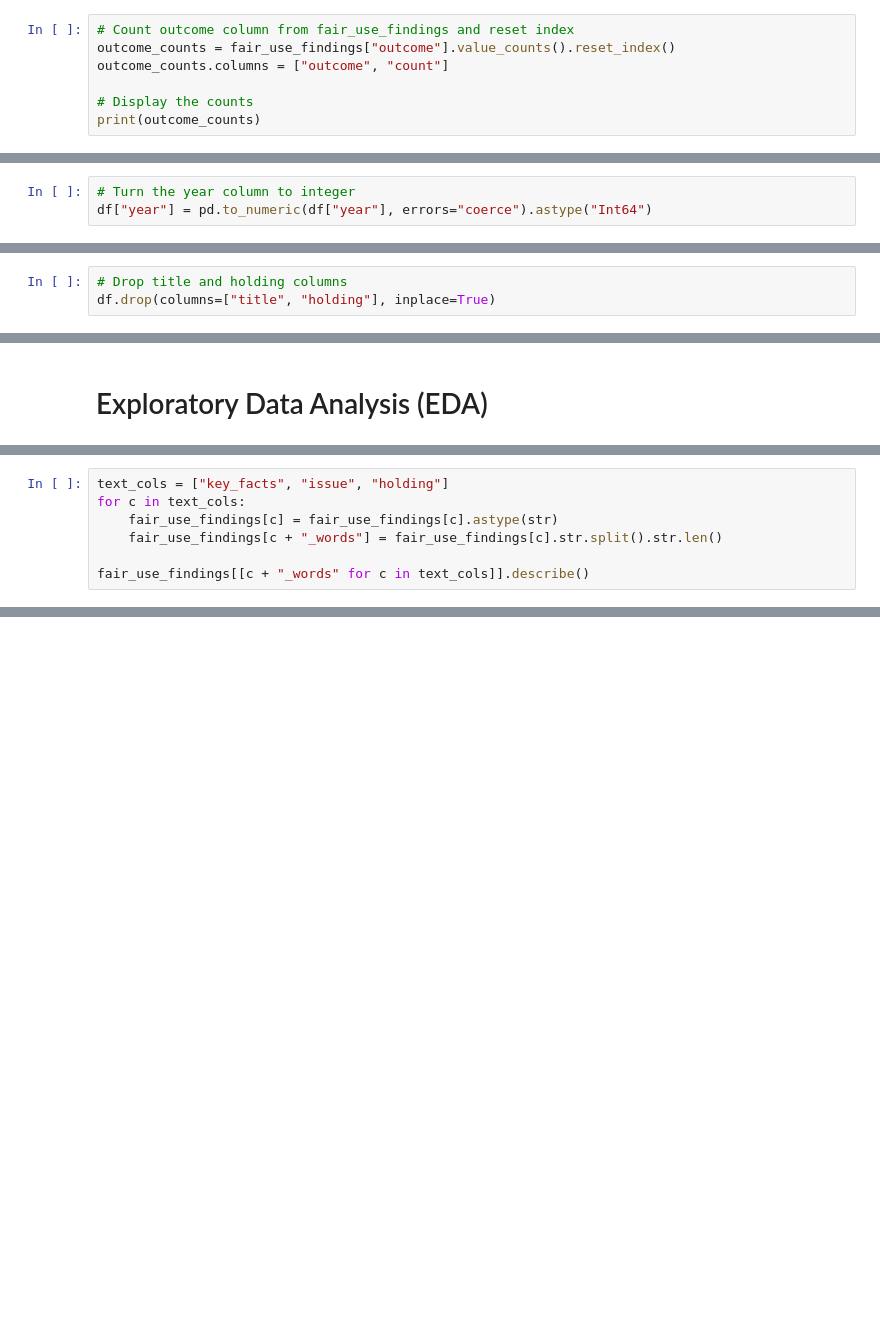
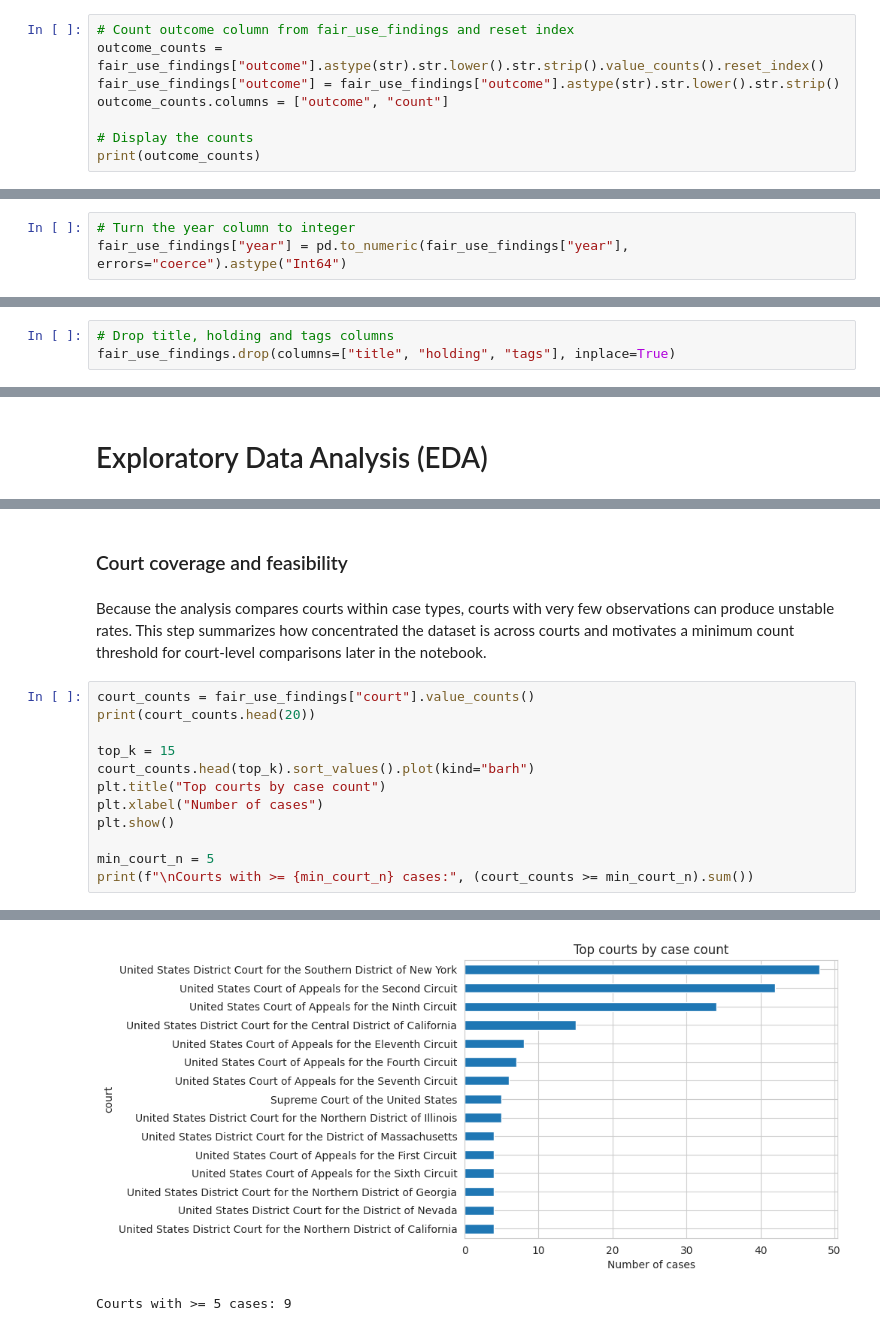
Before and after one commit to mqanaq/BA820-B1-Team13, a Jupyter notebook: MG/M2_Mohamad_Gong_Fair_Use_Data_Early_Analysis_and_Insights.ipynb, the cells around one changed output, grey strips where cells are left out. Cells and saved outputs as stored; diff of their text form; blank space fills up the shorter version.

```diff
--- a/MG/M2_Mohamad_Gong_Fair_Use_Data_Early_Analysis_and_Insights.ipynb
+++ b/MG/M2_Mohamad_Gong_Fair_Use_Data_Early_Analysis_and_Insights.ipynb
@@ -178,7 +178,8 @@ In practice, many rows do not join because the identifiers are not standardized.
 The outcome column is converted into a simple label for analysis. The text is cleaned and then grouped into three outcomes: fair use found, fair use not found, and indeterminate (preliminary, mixed, remand, or unclear). A binary fair_use_found flag is created only for the final outcomes, and indeterminate cases are left out of binary rate calculations.
 # %%
 # Count outcome column from fair_use_findings and reset index
-outcome_counts = fair_use_findings["outcome"].value_counts().reset_index()
+outcome_counts = fair_use_findings["outcome"].astype(str).str.lower().str.strip().value_counts().reset_index()
+fair_use_findings["outcome"] = fair_use_findings["outcome"].astype(str).str.lower().str.strip()
 outcome_counts.columns = ["outcome", "count"]
 
 # Display the counts
@@ -302,5 +245,5 @@ Index(['computer program', 'education/research/scholarship',
 The `year` column is converted to a numeric integer format to ensure it can be used reliably in grouping, filtering, and any downstream modeling steps. Any non-numeric or missing values are handled safely during conversion.
 # %%
 # Turn the year column to integer
-df["year"] = pd.to_numeric(df["year"], errors="coerce").astype("Int64")
+fair_use_findings["year"] = pd.to_numeric(fair_use_findings["year"], errors="coerce").astype("Int64")
 # %% [markdown]
@@ -308,3 +251,3 @@ Some columns are not needed for the planned analysis. The `title` column is an i
 # %%
-# Drop title and holding columns
-df.drop(columns=["title", "holding"], inplace=True)
+# Drop title, holding and tags columns
+fair_use_findings.drop(columns=["title", "holding", "tags"], inplace=True)
@@ -546,7 +271,0 @@ Finally, inspect how long the case narratives are and how much they vary, since
-# %%
-text_cols = ["key_facts", "issue", "holding"]
-for c in text_cols:
-    fair_use_findings[c] = fair_use_findings[c].astype(str)
-    fair_use_findings[c + "_words"] = fair_use_findings[c].str.split().str.len()
-
-fair_use_findings[[c + "_words" for c in text_cols]].describe()
@@ -649,0 +296,18 @@ The most frequent terms are strongly legal and decision-focused (for example, us
+# %% [markdown]
+### Court coverage and feasibility
+# %% [markdown]
+
+Because the analysis compares courts within case types, courts with very few observations can produce unstable rates. This step summarizes how concentrated the dataset is across courts and motivates a minimum count threshold for court-level comparisons later in the notebook.
+# %%
+court_counts = fair_use_findings["court"].value_counts()
+print(court_counts.head(20))
+
+top_k = 15
+court_counts.head(top_k).sort_values().plot(kind="barh")
+plt.title("Top courts by case count")
+plt.xlabel("Number of cases")
+plt.show()
+
+min_court_n = 5
+print(f"\nCourts with >= {min_court_n} cases:", (court_counts >= min_court_n).sum())
+# %% [output]
@@ -649,0 +331,2 @@ The most frequent terms are strongly legal and decision-focused (for example, us
+[figure, added]
+Courts with >= 5 cases: 9
```
Also changed, not shown: parts of 70 cells of this notebook.
